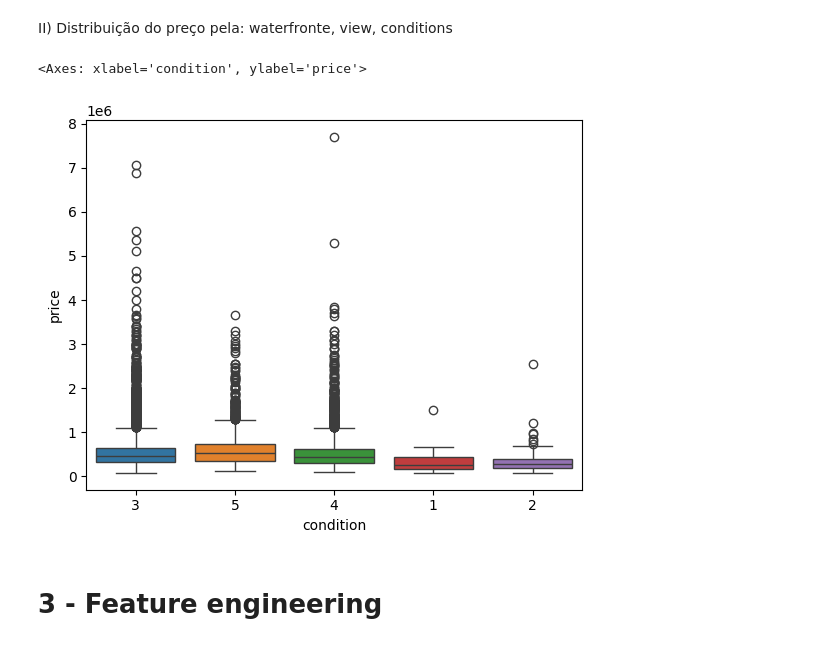
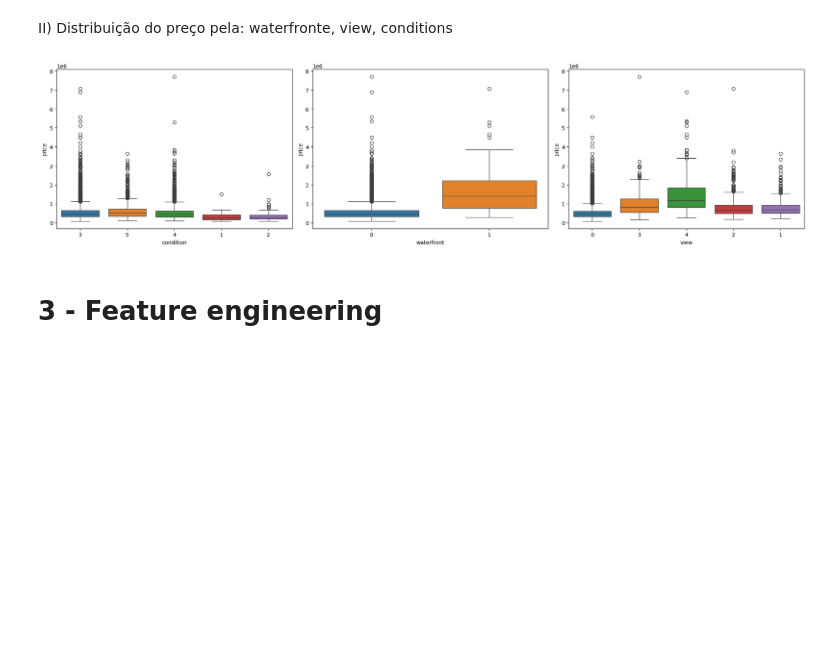
Before and after one commit to Mat004/house_rocket_new, a Jupyter notebook: House Rocket - EDA.ipynb, the cells around one changed output. Drawn from its saved outputs; the diff is of its cells as text; code cells hidden in the pictures; blank space fills up the shorter version.

```diff
--- a/House Rocket - EDA.ipynb
+++ b/House Rocket - EDA.ipynb
@@ -190,11 +190,24 @@ plt.show()
 [figure]
 # %% [markdown]
 II) Distribuição do preço pela: waterfronte, view, conditions
-# %%
-plt.figure()
-sns.boxplot(df1, x='condition', y='price', hue='condition')
-# %% [output]
-<Axes: xlabel='condition', ylabel='price'>
-[figure, removed]
+# %%
+plt.figure(figsize=(20, 5))
+
+# Primeiro gráfico - Condition x Preço
+plt.subplot(1, 3, 1)
+sns.boxplot(data=df1, x='condition', y='price', hue='condition')
+
+# Segundo gráfico - Waterfront x Preço
+plt.subplot(1, 3, 2)
+sns.boxplot(data=df1, x='waterfront', y='price', hue='waterfront')
+
+# Terceiro gráfico - View x Preço
+plt.subplot(1, 3, 3)
+sns.boxplot(data=df1, x='view', y='price', hue='view')
+
+plt.tight_layout()  # Ajusta o espaçamento entre os subplots
+plt.show()
+# %% [output]
+[figure, added]
 # %% [markdown]
 # 3 - Feature engineering
```
Also changed, not shown: parts of 3 cells of this notebook.
